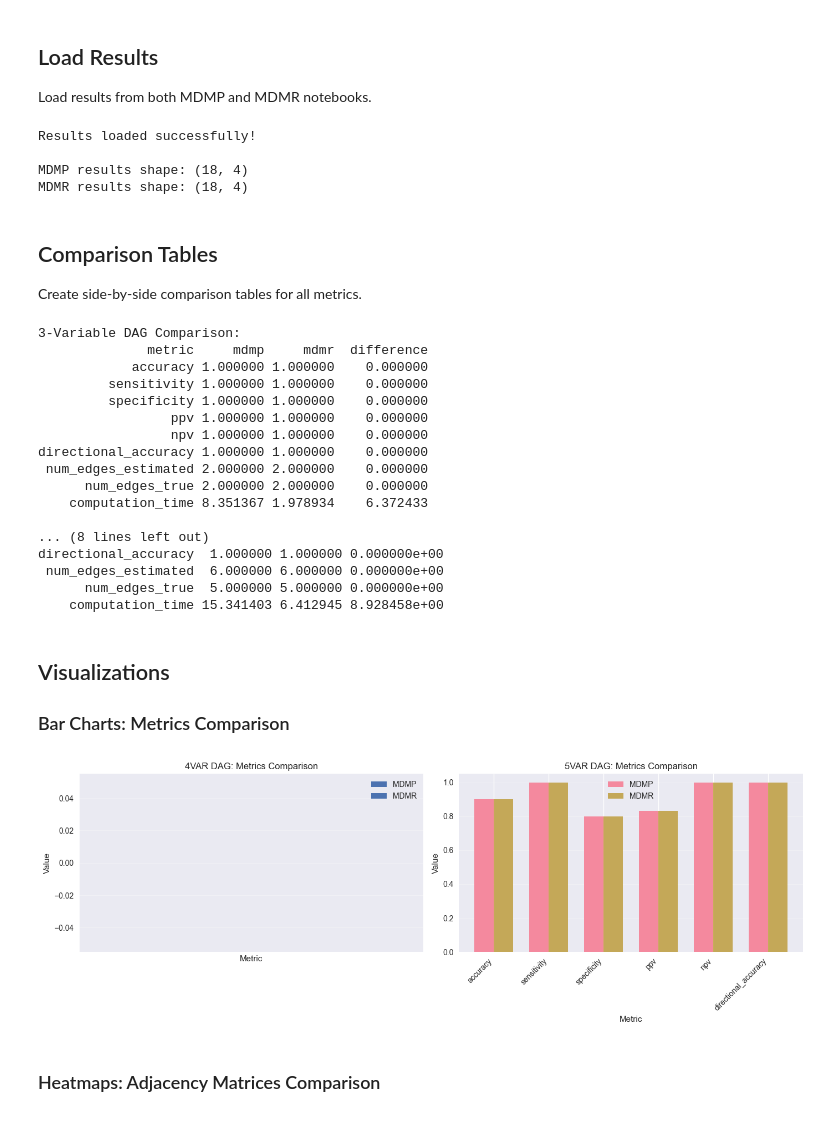
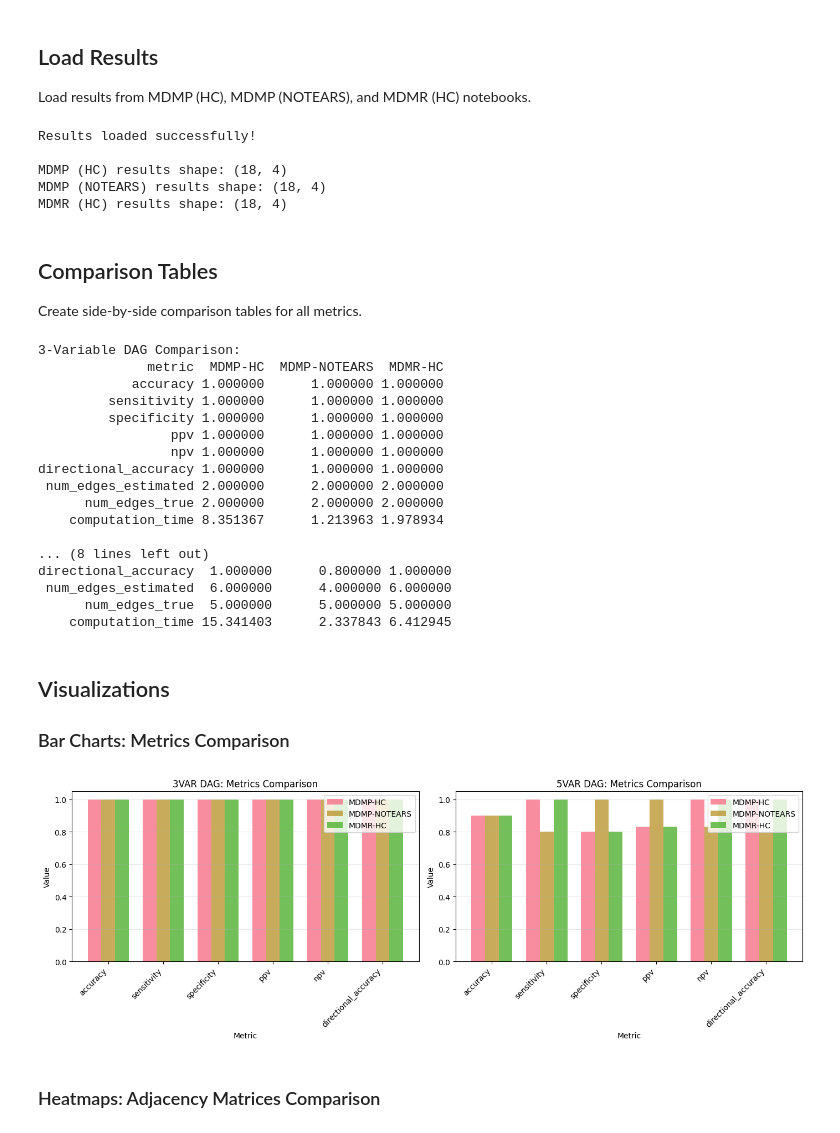
Before and after one commit to maods2/mdmp, a Jupyter notebook: simulation/06_comparison_metrics.ipynb, the cells around one changed output. Drawn from its saved outputs; the diff is of its cells as text; code cells hidden in the pictures.

```diff
--- a/simulation/06_comparison_metrics.ipynb
+++ b/simulation/06_comparison_metrics.ipynb
@@ -27,18 +32,19 @@ import pandas as pd
 import seaborn as sns
 
 # Set plotting style
-plt.style.use('seaborn-v0_8')
+plt.style.use('default')
 sns.set_palette("husl")
 # %% [markdown]
 ## Load Results
 
-Load results from both MDMP and MDMR notebooks.
+Load results from MDMP (HC), MDMP (NOTEARS), and MDMR (HC) notebooks.
 # %%
 # Define data directory
 data_dir = "./data/"
 
 # Load results
 results_mdmp = pd.read_csv(os.path.join(data_dir, "mdmp_results.csv"))
+results_notears = pd.read_csv(os.path.join(data_dir, "notears_results.csv"))
 results_mdmr = pd.read_csv(os.path.join(data_dir, "mdmr_results.csv"))
 
 # Load adjacency matrices
@@ -49,6 +55,11 @@ true_adj_3var = pd.read_csv(
 
 mdmp_adj_3var = pd.read_csv(
     os.path.join(data_dir, "mdmp_adjacency_3var.csv"),
+    index_col=0
+).values.astype(int)
+
+notears_adj_3var = pd.read_csv(
+    os.path.join(data_dir, "notears_adjacency_3var.csv"),
     index_col=0
 ).values.astype(int)
 
@@ -67,66 +78,73 @@ mdmp_adj_5var = pd.read_csv(
     index_col=0
 ).values.astype(int)
 
+notears_adj_5var = pd.read_csv(
+    os.path.join(data_dir, "notears_adjacency_5var.csv"),
+    index_col=0
+).values.astype(int)
+
 mdmr_adj_5var = pd.read_csv(
     os.path.join(data_dir, "mdmr_adjacency_5var.csv"),
     index_col=0
 ).values.astype(int)
 
 print("Results loaded successfully!")
-print(f"\nMDMP results shape: {results_mdmp.shape}")
-print(f"MDMR results shape: {results_mdmr.shape}")
+print(f"\nMDMP (HC) results shape: {results_mdmp.shape}")
+print(f"MDMP (NOTEARS) results shape: {results_notears.shape}")
+print(f"MDMR (HC) results shape: {results_mdmr.shape}")
 # %% [output]
 Results loaded successfully!
 
-MDMP results shape: (18, 4)
-MDMR results shape: (18, 4)
+MDMP (HC) results shape: (18, 4)
+MDMP (NOTEARS) results shape: (18, 4)
+MDMR (HC) results shape: (18, 4)
 # %% [markdown]
 ## Comparison Tables
 
 Create side-by-side comparison tables for all metrics.
 # %%
 # Create comparison tables
-def create_comparison_table(results_mdmp, results_mdmr, dag):
+def create_comparison_table(results_mdmp, results_notears, results_mdmr, dag):
     """Create a comparison table for a specific DAG."""
     mdmp_subset = results_mdmp[results_mdmp['dag'] == dag].copy()
+    notears_subset = results_notears[results_notears['dag'] == dag].copy()
     mdmr_subset = results_mdmr[results_mdmr['dag'] == dag].copy()
 
     comparison = pd.DataFrame({
         'metric': mdmp_subset['metric'].values,
-        'mdmp': mdmp_subset['value'].values,
-        'mdmr': mdmr_subset['value'].values
+        'MDMP-HC': mdmp_subset['value'].values,
+        'MDMP-NOTEARS': notears_subset['value'].values,
+        'MDMR-HC': mdmr_subset['value'].values
     })
-    comparison['difference'] = comparison['mdmp'] - comparison['mdmr']
-
     return comparison
 
 # 3-variable DAG comparison
-comp_3var = create_comparison_table(results_mdmp, results_mdmr, '3var')
+comp_3var = create_comparison_table(results_mdmp, results_notears, results_mdmr, '3var')
 print("3-Variable DAG Comparison:")
 print(comp_3var.to_string(index=False))
 
 # 5-variable DAG comparison
-comp_5var = create_comparison_table(results_mdmp, results_mdmr, '5var')
+comp_5var = create_comparison_table(results_mdmp, results_notears, results_mdmr, '5var')
 print("\n\n5-Variable DAG Comparison:")
 print(comp_5var.to_string(index=False))
 # %% [output]
 3-Variable DAG Comparison:
-              metric     mdmp     mdmr  difference
-            accuracy 1.000000 1.000000    0.000000
-         sensitivity 1.000000 1.000000    0.000000
-         specificity 1.000000 1.000000    0.000000
-                 ppv 1.000000 1.000000    0.000000
-                 npv 1.000000 1.000000    0.000000
-directional_accuracy 1.000000 1.000000    0.000000
- num_edges_estimated 2.000000 2.000000    0.000000
-      num_edges_true 2.000000 2.000000    0.000000
-    computation_time 8.351367 1.978934    6.372433
+              metric  MDMP-HC  MDMP-NOTEARS  MDMR-HC
+            accuracy 1.000000      1.000000 1.000000
+         sensitivity 1.000000      1.000000 1.000000
+         specificity 1.000000      1.000000 1.000000
+                 ppv 1.000000      1.000000 1.000000
+                 npv 1.000000      1.000000 1.000000
+directional_accuracy 1.000000      1.000000 1.000000
+ num_edges_estimated 2.000000      2.000000 2.000000
+      num_edges_true 2.000000      2.000000 2.000000
+    computation_time 8.351367      1.213963 1.978934
 
 ... (8 lines left out)
-directional_accuracy  1.000000 1.000000 0.000000e+00
- num_edges_estimated  6.000000 6.000000 0.000000e+00
-      num_edges_true  5.000000 5.000000 0.000000e+00
-    computation_time 15.341403 6.412945 8.928458e+00
+directional_accuracy  1.000000      0.800000 1.000000
+ num_edges_estimated  6.000000      4.000000 6.000000
+      num_edges_true  5.000000      5.000000 5.000000
+    computation_time 15.341403      2.337843 6.412945
 # %% [markdown]
 ## Visualizations
 
@@ -134,32 +152,33 @@ directional_accuracy  1.000000 1.000000 0.000000e+00
 # %%
 # Metrics to plot (excluding edge counts and time)
 metrics_to_plot = ['accuracy', 'sensitivity', 'specificity', 'ppv', 'npv', 'directional_accuracy']
 
 # Create comparison plots for both DAGs
 fig, axes = plt.subplots(1, 2, figsize=(14, 5))
 
-for idx, dag in enumerate(['4var', '5var']):
-    comp_df = create_comparison_table(results_mdmp, results_mdmr, dag)
+for idx, dag in enumerate(['3var', '5var']):
+    comp_df = create_comparison_table(results_mdmp, results_notears, results_mdmr, dag)
     comp_metrics = comp_df[comp_df['metric'].isin(metrics_to_plot)]
 
     x = np.arange(len(comp_metrics))
-    width = 0.35
+    width = 0.25
 
-    axes[idx].bar(x - width/2, comp_metrics['mdmp'], width, label='MDMP', alpha=0.8)
-    axes[idx].bar(x + width/2, comp_metrics['mdmr'], width, label='MDMR', alpha=0.8)
+    axes[idx].bar(x - width, comp_metrics['MDMP-HC'], width, label='MDMP-HC', alpha=0.8)
+    axes[idx].bar(x, comp_metrics['MDMP-NOTEARS'], width, label='MDMP-NOTEARS', alpha=0.8)
+    axes[idx].bar(x + width, comp_metrics['MDMR-HC'], width, label='MDMR-HC', alpha=0.8)
 
     axes[idx].set_xlabel('Metric')
     axes[idx].set_ylabel('Value')
     axes[idx].set_title(f'{dag.upper()} DAG: Metrics Comparison')
     axes[idx].set_xticks(x)
     axes[idx].set_xticklabels(comp_metrics['metric'], rotation=45, ha='right')
     axes[idx].legend()
     axes[idx].grid(axis='y', alpha=0.3)
 
 plt.tight_layout()
 plt.show()
 # %% [output]
-[figure, old version]
+[figure, new version]
 # %% [markdown]
 ### Heatmaps: Adjacency Matrices Comparison
 # %%
```
Also changed, not shown: parts of 3 cells of this notebook, 14 other files.
